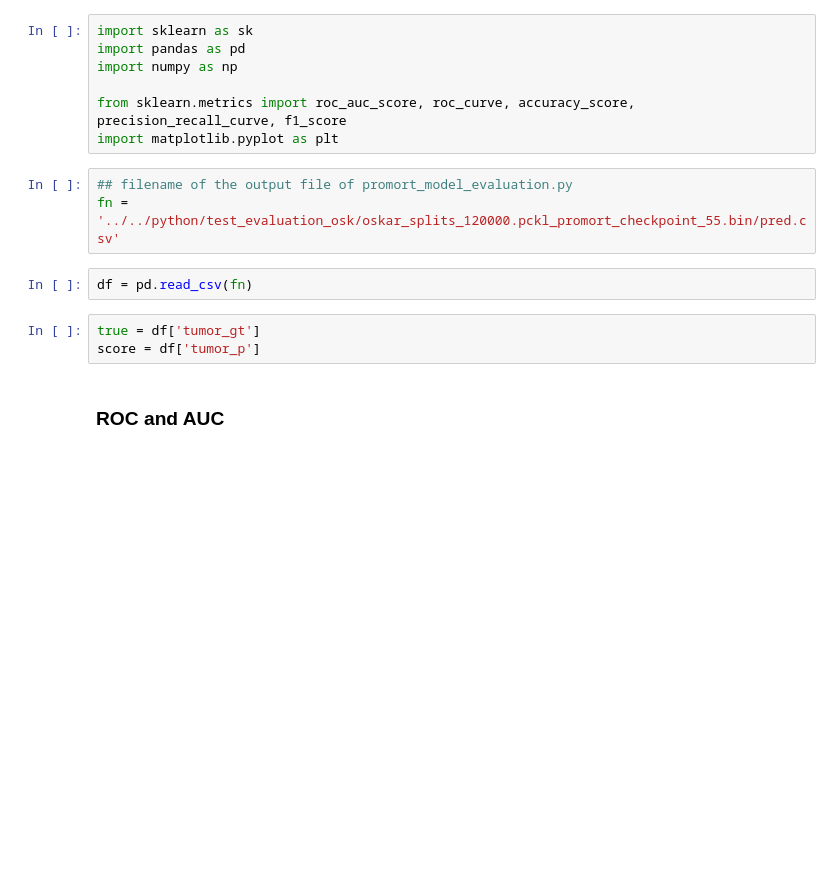
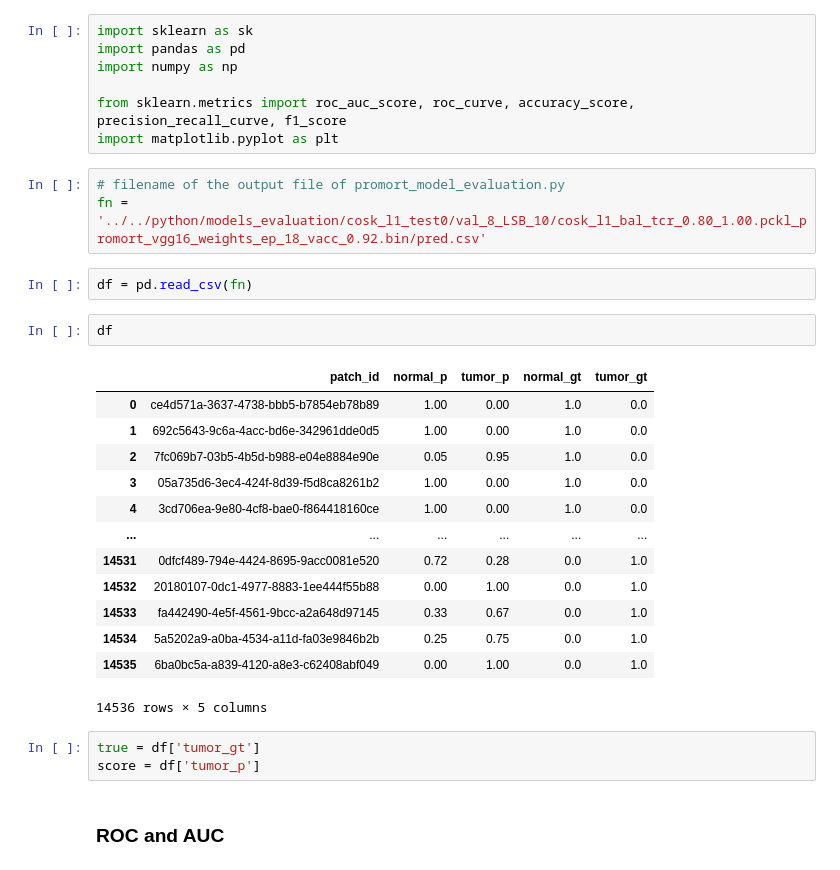
Before and after one commit to deephealthproject/promort_pipeline, a Jupyter notebook: notebooks/Evaluation/ROC_Analysis.ipynb, the cells around one changed output. Drawn from its saved outputs; the diff is of its cells as text; blank space fills up the shorter version.

```diff
--- a/notebooks/Evaluation/ROC_Analysis.ipynb
+++ b/notebooks/Evaluation/ROC_Analysis.ipynb
@@ -6,10 +6,26 @@ import numpy as np
 from sklearn.metrics import roc_auc_score, roc_curve, accuracy_score, precision_recall_curve, f1_score
 import matplotlib.pyplot as plt
 # %%
-## filename of the output file of promort_model_evaluation.py
-fn = '../../python/test_evaluation_osk/oskar_splits_120000.pckl_promort_checkpoint_55.bin/pred.csv'
+# filename of the output file of promort_model_evaluation.py
+fn = '../../python/models_evaluation/cosk_l1_test0/val_8_LSB_10/cosk_l1_bal_tcr_0.80_1.00.pckl_promort_vgg16_weights_ep_18_vacc_0.92.bin/pred.csv'
 # %%
 df = pd.read_csv(fn)
+# %%
+df
+# %% [output]
+|  | patch_id | normal_p | tumor_p | normal_gt | tumor_gt |
+| 0 | ce4d571a-3637-4738-bbb5-b7854eb78b89 | 1.00 | 0.00 | 1.0 | 0.0 |
+| 1 | 692c5643-9c6a-4acc-bd6e-342961dde0d5 | 1.00 | 0.00 | 1.0 | 0.0 |
+| 2 | 7fc069b7-03b5-4b5d-b988-e04e8884e90e | 0.05 | 0.95 | 1.0 | 0.0 |
+| 3 | 05a735d6-3ec4-424f-8d39-f5d8ca8261b2 | 1.00 | 0.00 | 1.0 | 0.0 |
+| 4 | 3cd706ea-9e80-4cf8-bae0-f864418160ce | 1.00 | 0.00 | 1.0 | 0.0 |
+| ... | ... | ... | ... | ... | ... |
+| 14531 | 0dfcf489-794e-4424-8695-9acc0081e520 | 0.72 | 0.28 | 0.0 | 1.0 |
+| 14532 | 20180107-0dc1-4977-8883-1ee444f55b88 | 0.00 | 1.00 | 0.0 | 1.0 |
+| 14533 | fa442490-4e5f-4561-9bcc-a2a648d97145 | 0.33 | 0.67 | 0.0 | 1.0 |
+| 14534 | 5a5202a9-a0ba-4534-a11d-fa03e9846b2b | 0.25 | 0.75 | 0.0 | 1.0 |
+| 14535 | 6ba0bc5a-a839-4120-a8e3-c62408abf049 | 0.00 | 1.00 | 0.0 | 1.0 |
+14536 rows × 5 columns
 # %%
 true = df['tumor_gt']
 score = df['tumor_p']
```
Also changed, not shown: parts of 9 cells of this notebook.
